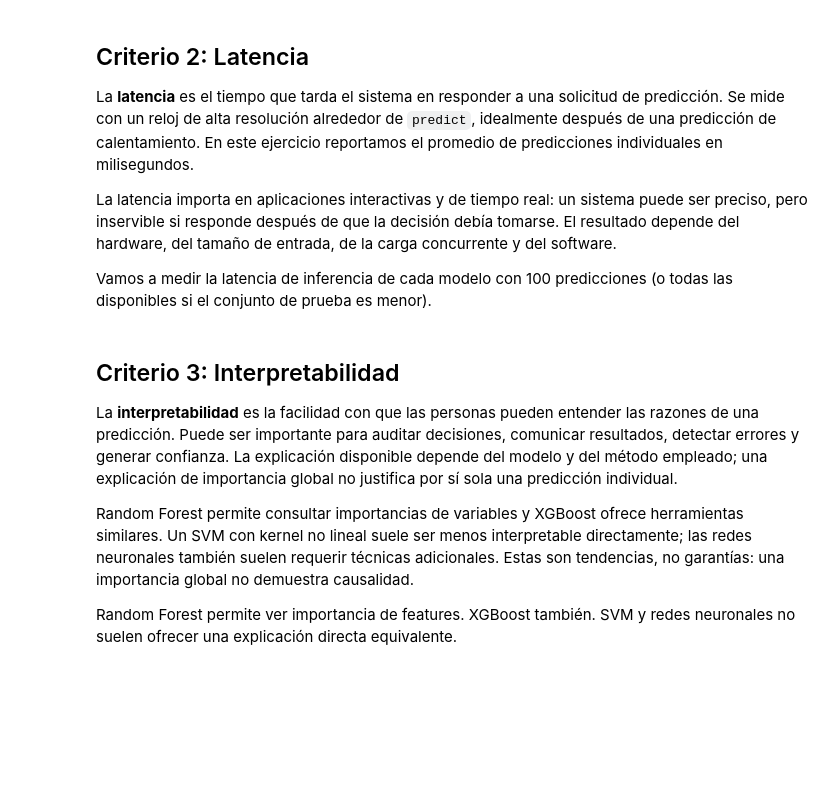
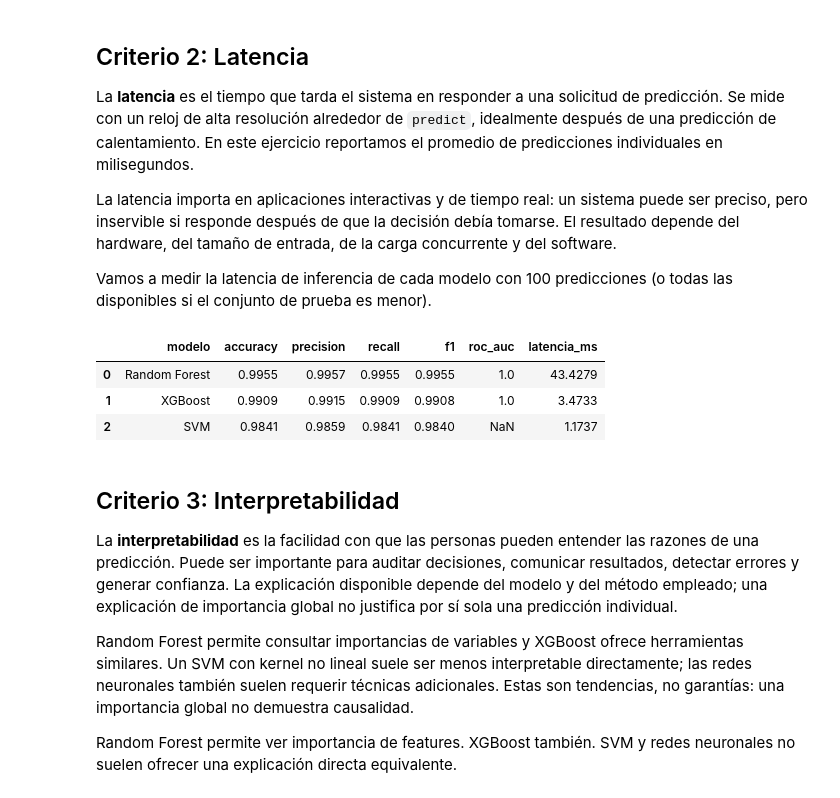
Before and after one commit to marcocar93-ops/ml-demo1-profesor, a Jupyter notebook: notebooks/clase_7_factibilidad.ipynb, the cells around one changed output. Cells and saved outputs as stored; diff of their text form; code cells hidden in the pictures; blank space fills up the shorter version.

Commit message:
Clase 8 y 9

```diff
--- a/notebooks/clase_7_factibilidad.ipynb
+++ b/notebooks/clase_7_factibilidad.ipynb
@@ -120,10 +123,9 @@ for nombre, ruta in rutas_modelos.items():
     except Exception as error:
         print(f'Advertencia: no se pudo cargar {nombre} ({type(error).__name__}: {error})')
 
-# El escalador y el codificador son necesarios para preparar los datos como en el Bloque 1.
+# El codificador permite comparar las etiquetas de texto con las clases predichas.
 artefactos = {}
 for nombre, ruta in {
-    'scaler': MODELS_DIR / 'scaler.pkl',
     'label_encoder': MODELS_DIR / 'label_encoder.pkl',
 }.items():
     if not ruta.is_file():
@@ -135,7 +137,6 @@ for nombre, ruta in {
     except Exception as error:
         print(f'Advertencia: no se pudo cargar {nombre} ({type(error).__name__}: {error})')
 
-scaler = artefactos.get('scaler')
 label_encoder = artefactos.get('label_encoder')
 if label_encoder is not None:
     print(f'Clases ({len(label_encoder.classes_)}): {list(label_encoder.classes_)}')
@@ -154,25 +162,22 @@ El **rendimiento** describe qué tan bien predice el modelo, pero la métrica co
 
 Como Crop Recommendation tiene varias clases, reportaremos *precision*, *recall* y F1 ponderados por el soporte de cada clase. Vamos a calcular las métricas de cada modelo para comparar rendimiento.
 # %%
-# Preparamos los datos con los artefactos ya entrenados y el mismo split del Bloque 1.
+# Usamos las variables originales: cada estimador espera el formato con el que fue entrenado.
 resultados = pd.DataFrame(
     columns=['modelo', 'accuracy', 'precision', 'recall', 'f1', 'roc_auc']
 )
-X_test_scaled = pd.DataFrame()
+X_test = pd.DataFrame()
 y_test = np.array([])
 
-if scaler is None or label_encoder is None:
-    print('Advertencia: no se calculan métricas porque falta el scaler o el label encoder.')
+if label_encoder is None:
+    print('Advertencia: no se calculan métricas porque falta el label encoder.')
 elif 'label' not in df.columns:
     print("Advertencia: no se encontró la columna objetivo 'label' en el dataset.")
 else:
     X = df.drop(columns=['label']).copy()
     y = label_encoder.transform(df['label'])
-    X_scaled = pd.DataFrame(
-        scaler.transform(X), columns=X.columns, index=X.index
-    )
-    _, X_test_scaled, _, y_test = train_test_split(
-        X_scaled,
+    _, X_test, _, y_test = train_test_split(
+        X,
         y,
         test_size=0.2,
         random_state=RANDOM_STATE,
@@ -181,7 +186,7 @@ else:
 
     filas_metricas = []
     for nombre, modelo in modelos.items():
-        predicciones = modelo.predict(X_test_scaled)
+        predicciones = modelo.predict(X_test)
         fila = {
             'modelo': nombre,
             'accuracy': accuracy_score(y_test, predicciones),
@@ -193,9 +198,9 @@ else:
         # ROC-AUC requiere puntuaciones por clase y puede no estar soportado por todos los estimadores.
         try:
             if hasattr(modelo, 'predict_proba'):
-                puntuaciones = modelo.predict_proba(X_test_scaled)
+                puntuaciones = modelo.predict_proba(X_test)
             elif hasattr(modelo, 'decision_function'):
-                puntuaciones = modelo.decision_function(X_test_scaled)
+                puntuaciones = modelo.decision_function(X_test)
             else:
                 puntuaciones = None
             if puntuaciones is not None:
@@ -217,5 +222,5 @@ else:
 if resultados.empty:
     print('No hay modelos disponibles para calcular las métricas.')
 else:
-    print(f'Test: {len(X_test_scaled)} observaciones; {len(np.unique(y_test))} clases.')
+    print(f'Test: {len(X_test)} observaciones; {len(np.unique(y_test))} clases.')
     display(resultados.round(4))
@@ -230,33 +242,38 @@ Vamos a medir la latencia de inferencia de cada modelo con 100 predicciones (o t
 # %%
 def medir_latencia(modelo, X_datos, n=100):
     """Devuelve la latencia media, en milisegundos, de n predicciones individuales."""
     if n <= 0:
         raise ValueError('n debe ser un entero positivo.')
     if len(X_datos) == 0:
         raise ValueError('X_datos no puede estar vacío.')
 
     # Calentamos el estimador y limitamos la medición al número de filas disponibles.
     modelo.predict(X_datos.iloc[[0]])
     cantidad = min(n, len(X_datos))
     duraciones = []
     for indice in range(cantidad):
         muestra = X_datos.iloc[[indice]]
         inicio = time.perf_counter()
         modelo.predict(muestra)
         duraciones.append(time.perf_counter() - inicio)
     return float(np.mean(duraciones) * 1000)
 
 
 # Medimos la misma operación individual para cada modelo evaluado.
 latencias = {}
-if len(X_test_scaled) == 0:
+if len(X_test) == 0:
     print('Advertencia: no se mide latencia porque no hay datos de prueba preparados.')
 else:
     for nombre, modelo in modelos.items():
         if nombre in resultados['modelo'].values:
-            latencias[nombre] = medir_latencia(modelo, X_test_scaled, n=100)
+            latencias[nombre] = medir_latencia(modelo, X_test, n=100)
     resultados['latencia_ms'] = resultados['modelo'].map(latencias)
     display(resultados.round(4))
+# %% [output]
+|  | modelo | accuracy | precision | recall | f1 | roc_auc | latencia_ms |
+| 0 | Random Forest | 0.9955 | 0.9957 | 0.9955 | 0.9955 | 1.0 | 43.4279 |
+| 1 | XGBoost | 0.9909 | 0.9915 | 0.9909 | 0.9908 | 1.0 | 3.4733 |
+| 2 | SVM | 0.9841 | 0.9859 | 0.9841 | 0.9840 | NaN | 1.1737 |
 # %% [markdown]
 ## Criterio 3: Interpretabilidad
 
```
Also changed, not shown: parts of 10 cells of this notebook, 23 other files.
